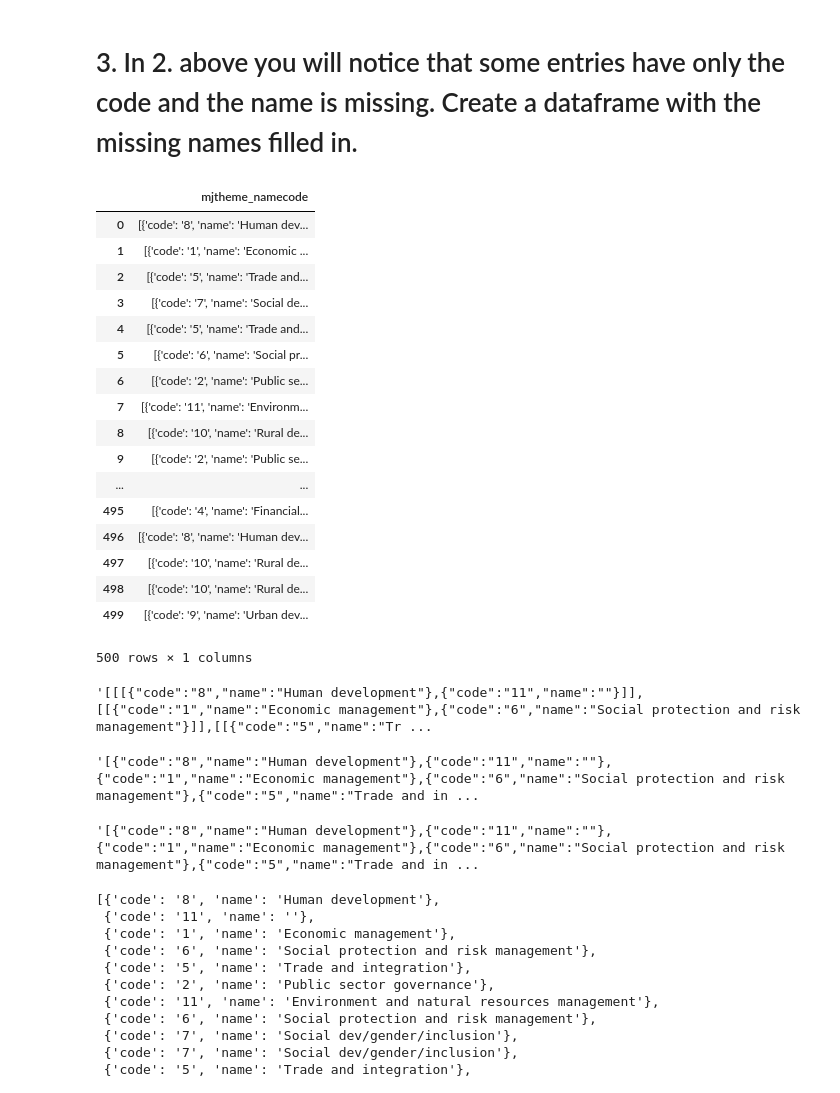
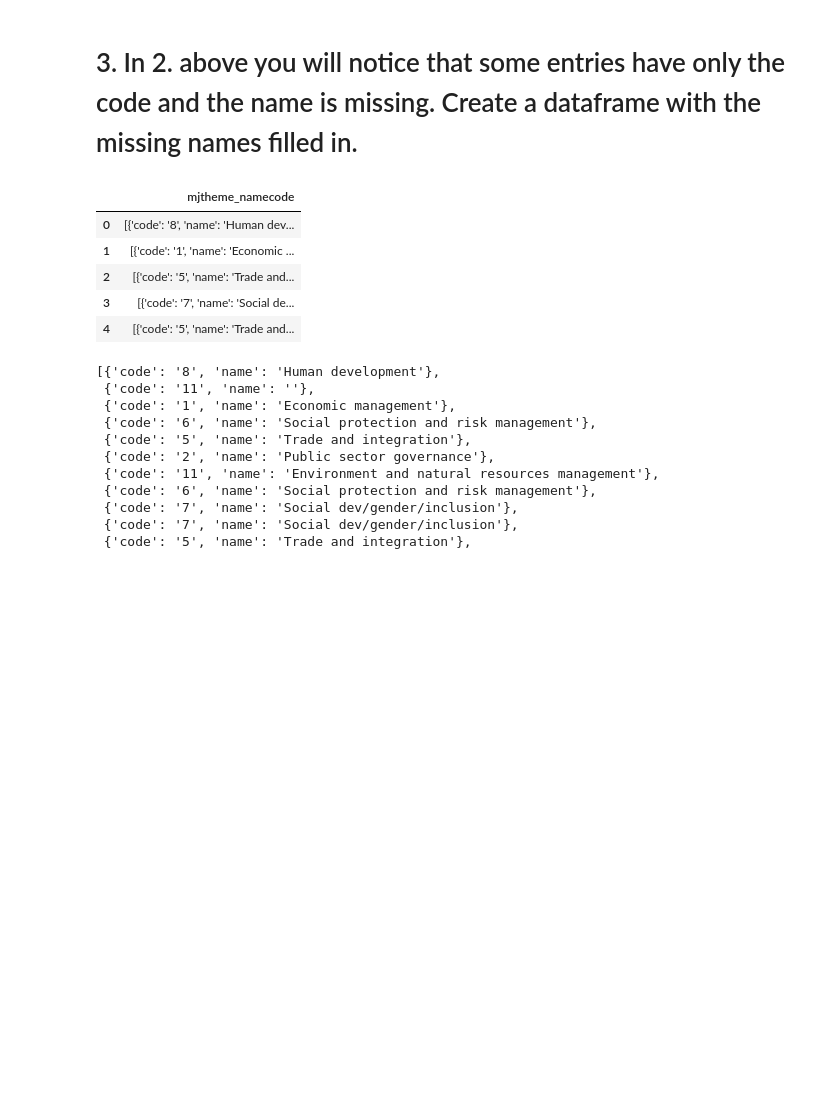
Before and after one commit to NikhilaThota/Mini-Projects, a Jupyter notebook: sliderule_dsi_json_exercise-checkpoint.ipynb, the cells around one changed output. Cells and saved outputs as stored; diff of their text form; code cells hidden in the pictures; blank space fills up the shorter version.

```diff
--- a/sliderule_dsi_json_exercise-checkpoint.ipynb
+++ b/sliderule_dsi_json_exercise-checkpoint.ipynb
@@ -287,44 +254,26 @@ Name: name, dtype: int64
 # %%
 #Access the required columns
 jdft = jdf[['mjtheme_namecode']]
-jdft
+jdft.head()
 # %% [output]
 |  | mjtheme_namecode |
 | 0 | [{'code': '8', 'name': 'Human dev... |
 | 1 | [{'code': '1', 'name': 'Economic ... |
 | 2 | [{'code': '5', 'name': 'Trade and... |
 | 3 | [{'code': '7', 'name': 'Social de... |
 | 4 | [{'code': '5', 'name': 'Trade and... |
-| 5 | [{'code': '6', 'name': 'Social pr... |
-| 6 | [{'code': '2', 'name': 'Public se... |
-| 7 | [{'code': '11', 'name': 'Environm... |
-| 8 | [{'code': '10', 'name': 'Rural de... |
-| 9 | [{'code': '2', 'name': 'Public se... |
-| ... | ... |
-| 495 | [{'code': '4', 'name': 'Financial... |
-| 496 | [{'code': '8', 'name': 'Human dev... |
-| 497 | [{'code': '10', 'name': 'Rural de... |
-| 498 | [{'code': '10', 'name': 'Rural de... |
-| 499 | [{'code': '9', 'name': 'Urban dev... |
-500 rows × 1 columns
 # %%
 # Only get the 'values' for further evaluation
 jdft1 = jdft.to_json(orient = "values")
-jdft1
+#jdft1
-# %% [output]
-'[[[{"code":"8","name":"Human development"},{"code":"11","name":""}]],[[{"code":"1","name":"Economic management"},{"code":"6","name":"Social protection and risk management"}]],[[{"code":"5","name":"Tr ...
 # %%
 # Clean the data in json file
 jdft1=jdft1.replace('[[','')
-jdft1
+#jdft1
-# %% [output]
-'[{"code":"8","name":"Human development"},{"code":"11","name":""},{"code":"1","name":"Economic management"},{"code":"6","name":"Social protection and risk management"},{"code":"5","name":"Trade and in ...
 # %%
 # Clean the data in json file
 jdft1 = jdft1.replace(']]','')
-jdft1
+#jdft1
-# %% [output]
-'[{"code":"8","name":"Human development"},{"code":"11","name":""},{"code":"1","name":"Economic management"},{"code":"6","name":"Social protection and risk management"},{"code":"5","name":"Trade and in ...
 # %%
 # Load the cleaned data in 'd'
 d = json.loads(jdft1)
```
Also changed, not shown: parts of 6 cells of this notebook.
